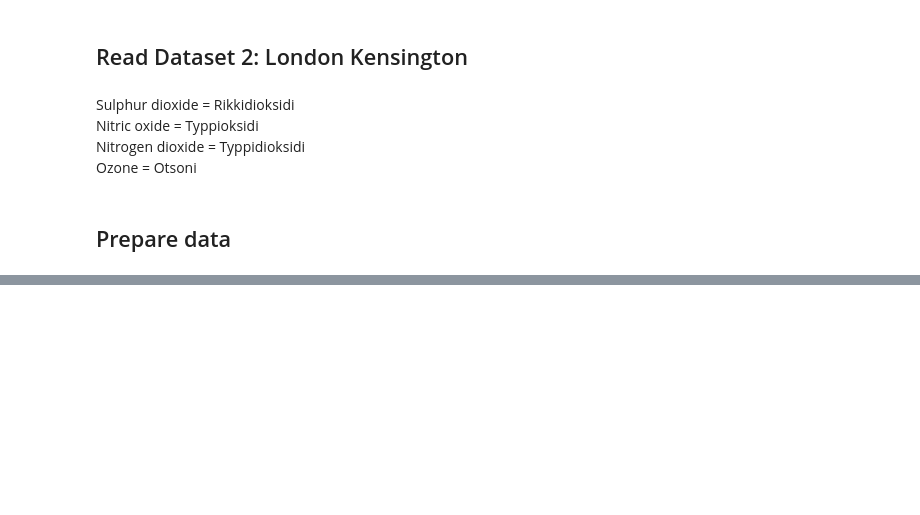
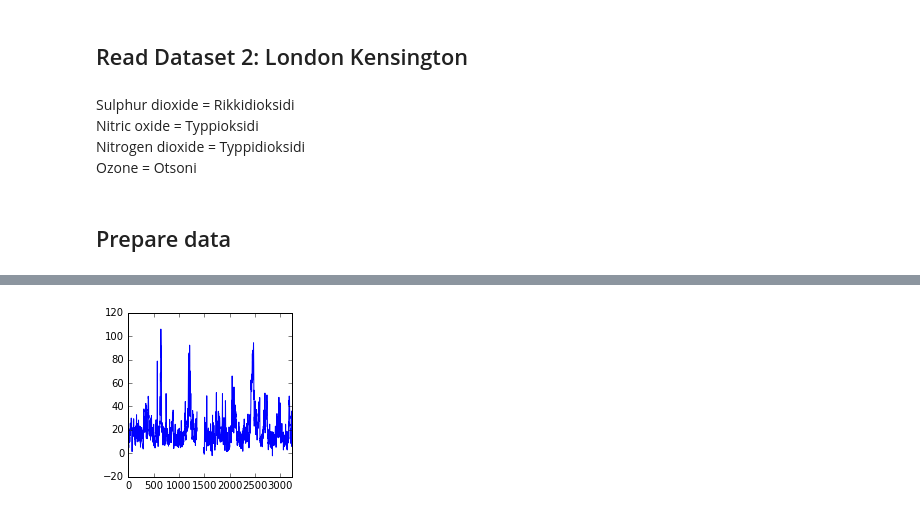
Before and after one commit to tnygren/Jupyter-Notebooks, a Jupyter notebook: Project One - Air Quality.ipynb, the cells around one changed output, grey strips where cells are left out. Saved outputs shown, nothing was run; the diff lists cells and outputs as text; code cells hidden in the pictures; blank space fills up the shorter version.

```diff
--- a/Project One - Air Quality.ipynb
+++ b/Project One - Air Quality.ipynb
@@ -183,0 +39,7 @@ idf.loc[idf['PM10 particulate matter (Hourly measured)'] == idf['PM10 particulat
+# %%
+# Remove the row that has max PM10 value
+df1h = df1h[df1h['PM10 particulate matter (Hourly measured)'] != 1032.9]
+# %%
+df1h['PM10 particulate matter (Hourly measured)'].plot(subplots=True, layout=(3, 3), figsize=(10, 10), sharex=False);
+# %% [output]
+[figure, added]
```
Also changed, not shown: parts of 49 cells of this notebook.
